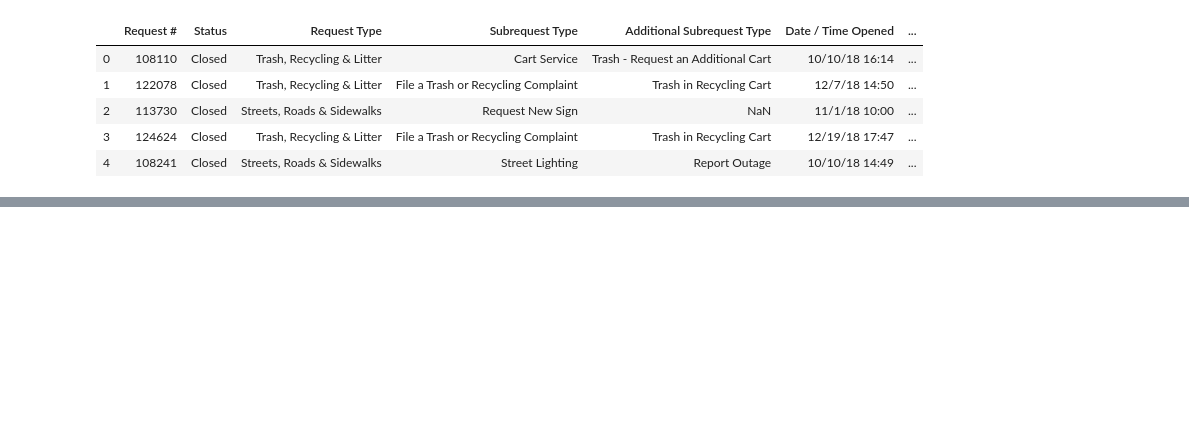
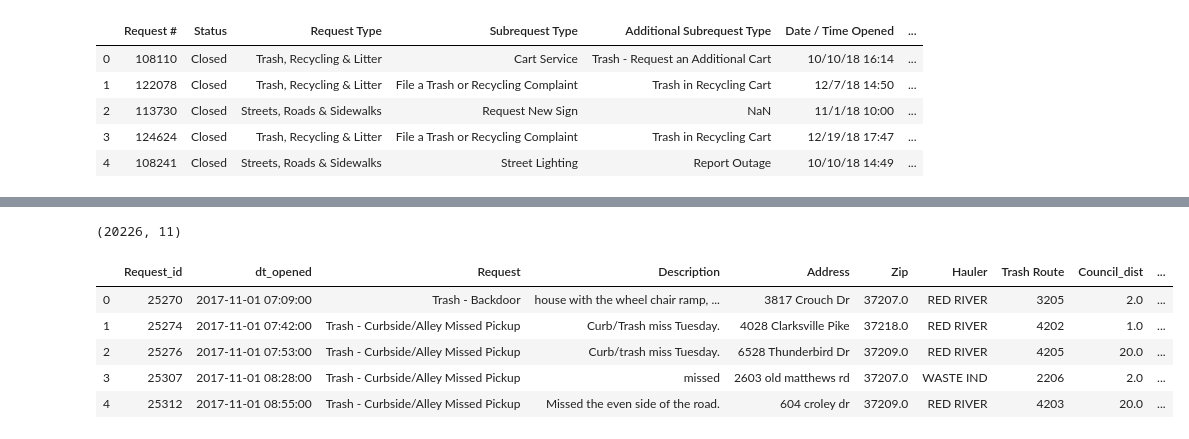
Before and after one commit to Barrett-Rogers/dq4-metro-beetles, a Jupyter notebook: metro_beetles.ipynb, the cells around one changed output, grey strips where cells are left out. Cells and saved outputs as stored; diff of their text form; code cells hidden in the pictures; blank space fills up the shorter version.

Commit message:
new with excel

```diff
--- a/metro_beetles.ipynb
+++ b/metro_beetles.ipynb
@@ -42,3 +12,6 @@ memory usage: 36.7+ MB
+# %%
+metro_trash=pd.read_excel('data/Trash Hauler Report - Nov 2017 - Nov 2019 Final.xlsx', skiprows=1)
+metro=pd.read_csv('data/hubNashville__311__Service_Requests.csv')
 # %%
 metro=metro.drop(columns=['Request Origin', 'System of Origin ID', 'Contact Type',
                               'Preferred Language', 'State Issue'])
@@ -84,0 +66,17 @@ metro_misd=metro[(metro['Subrequest_type']=='Missed Pickup - Recycle Cart Servic
+# %%
+metro_trash=metro_trash.rename(columns={'Request Number': 'Request_id', 'Date Opened' :'dt_opened',
+                                            'Incident Address': 'Address', 'Zip Code': 'Zip', 'Trash Hauler': 'Hauler'
+                                           ,'Council District': 'Council_dist' })
+# %%
+metro_trash.shape
+# %% [output]
+(20226, 11)
+# %%
+metro_trash.head()
+# %% [output]
+|  | Request_id | dt_opened | Request | Description | Address | Zip | Hauler | Trash Route | Council_dist | ... |
+| 0 | 25270 | 2017-11-01 07:09:00 | Trash - Backdoor | house with the wheel chair ramp, ... | 3817 Crouch Dr | 37207.0 | RED RIVER | 3205 | 2.0 | ... |
+| 1 | 25274 | 2017-11-01 07:42:00 | Trash - Curbside/Alley Missed Pickup | Curb/Trash miss Tuesday. | 4028 Clarksville Pike | 37218.0 | RED RIVER | 4202 | 1.0 | ... |
+| 2 | 25276 | 2017-11-01 07:53:00 | Trash - Curbside/Alley Missed Pickup | Curb/trash miss Tuesday. | 6528 Thunderbird Dr | 37209.0 | RED RIVER | 4205 | 20.0 | ... |
+| 3 | 25307 | 2017-11-01 08:28:00 | Trash - Curbside/Alley Missed Pickup | missed | 2603 old matthews rd | 37207.0 | WASTE IND | 2206 | 2.0 | ... |
+| 4 | 25312 | 2017-11-01 08:55:00 | Trash - Curbside/Alley Missed Pickup | Missed the even side of the road. | 604 croley dr | 37209.0 | RED RIVER | 4203 | 20.0 | ... |
```
Also changed, not shown: parts of 18 cells of this notebook.
